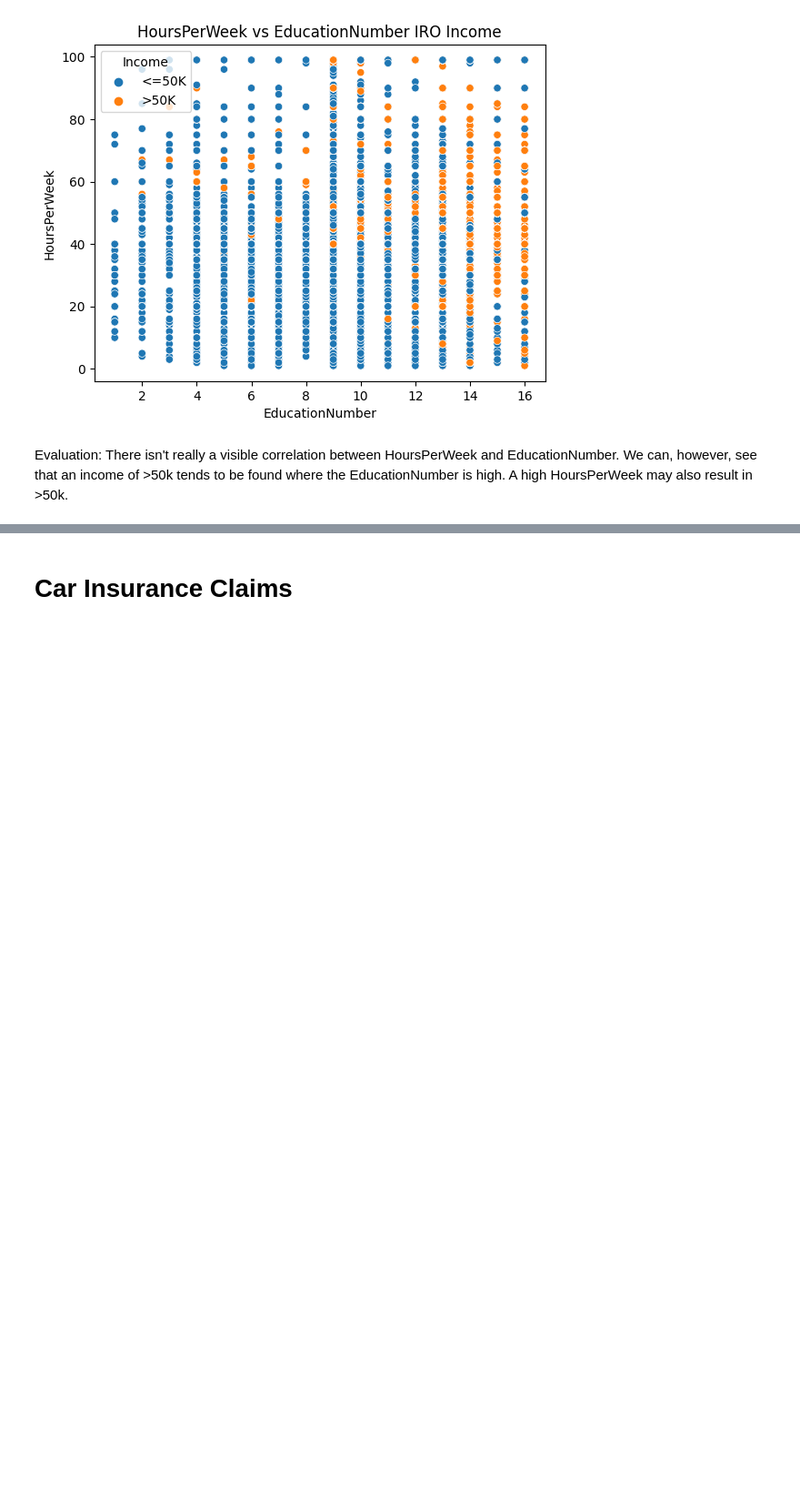
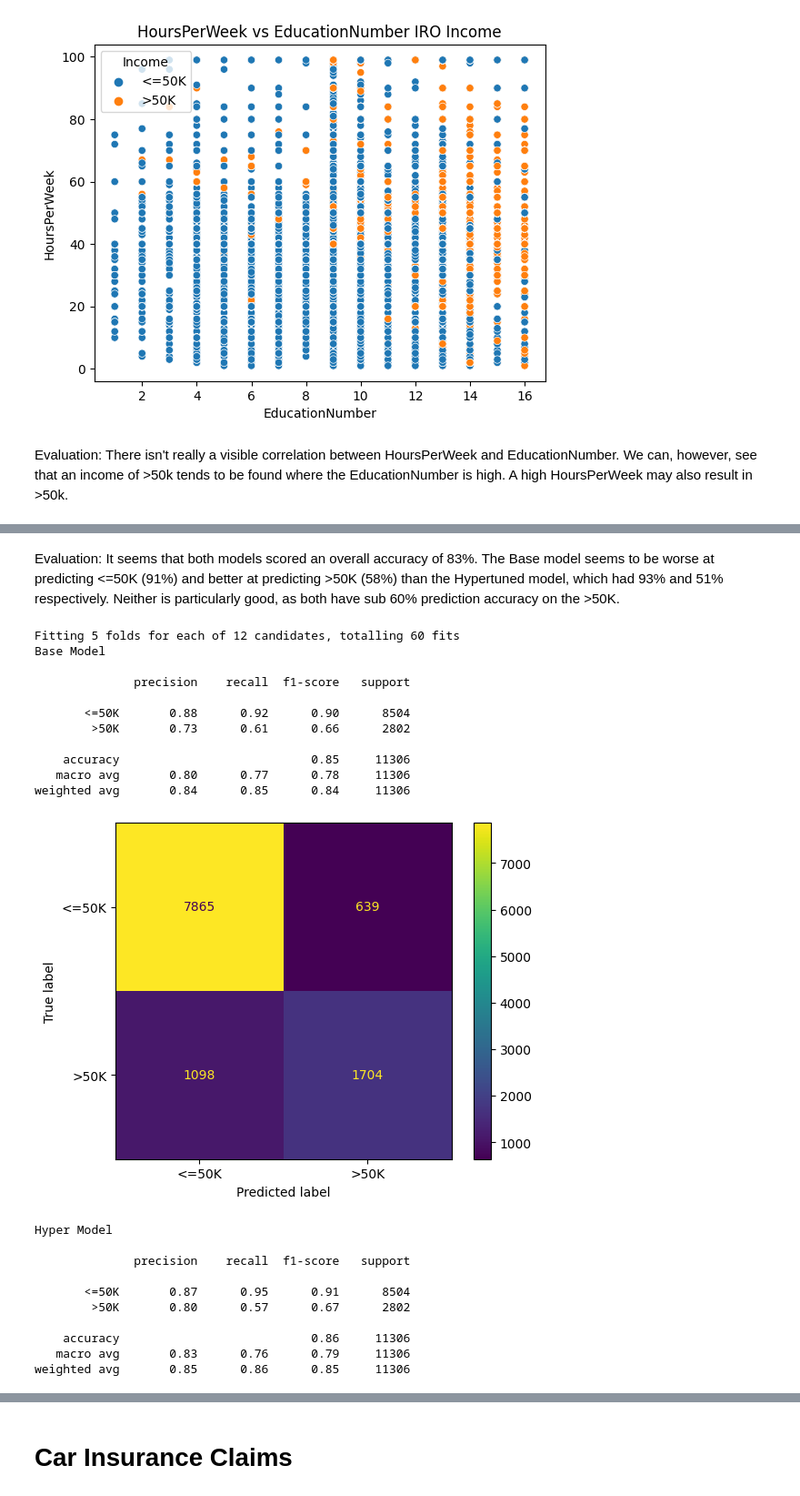
Before and after one commit to YoungVoid/Machine-Learning, a Jupyter notebook: Machine_Learning.ipynb, the cells around one changed output, grey strips where cells are left out. Shown at 91% size. Cells and saved outputs as stored; diff of their text form; code cells hidden in the pictures; blank space fills up the shorter version.

```diff
--- a/Machine_Learning.ipynb
+++ b/Machine_Learning.ipynb
@@ -535,0 +733,45 @@ Evaluation: There isn't really a visible correlation between HoursPerWeek and Ed
+# %% [markdown]
+Evaluation: It seems that both models scored an overall accuracy of 83%. The Base model seems to be worse at predicting <=50K (91%) and better at predicting >50K (58%) than the Hypertuned model, which had 93% and 51% respectively. Neither is particularly good, as both have sub 60% prediction accuracy on the >50K.
+# %%
+%%time
+
+# Model to use
+model = RandomForestClassifier()
+
+# Create Base Model
+rf_model = create_model(model)
+
+# Parameters to hypertune with
+param_grid = {'randomforestclassifier__max_depth':[i if i != 0 else None for i in range(0, 20, 5)],
+              'randomforestclassifier__n_estimators': [i for i in range(50, 200, 50)],
+              'randomforestclassifier__random_state': [42]}
+
+# Create Hypertuned Model
+rf_model_hyper = hypertune_model(rf_model['model'], param_grid)
+
+# Evaluate Models
+rf_eval = evaluate_model(y_test, rf_model['test_pred'], name='Base Model')
+rf_eval_hyper = evaluate_model(y_test, rf_model_hyper['test_pred'], name='Hyper Model')
+# %% [output]
+Fitting 5 folds for each of 12 candidates, totalling 60 fits
+Base Model
+
+              precision    recall  f1-score   support
+
+       <=50K       0.88      0.92      0.90      8504
+        >50K       0.73      0.61      0.66      2802
+
+    accuracy                           0.85     11306
+   macro avg       0.80      0.77      0.78     11306
+weighted avg       0.84      0.85      0.84     11306
+[figure, added]
+Hyper Model
+
+              precision    recall  f1-score   support
+
+       <=50K       0.87      0.95      0.91      8504
+        >50K       0.80      0.57      0.67      2802
+
+    accuracy                           0.86     11306
+   macro avg       0.83      0.76      0.79     11306
+weighted avg       0.85      0.86      0.85     11306
```
Also changed, not shown: parts of 18 cells of this notebook.
